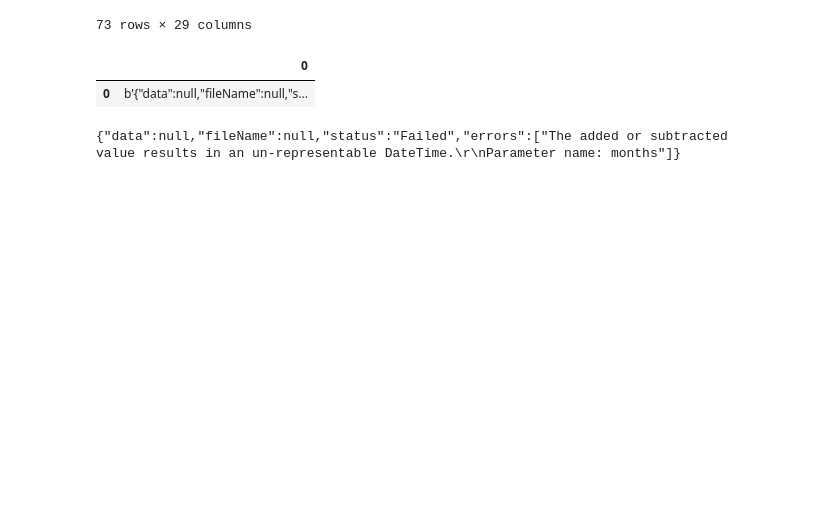
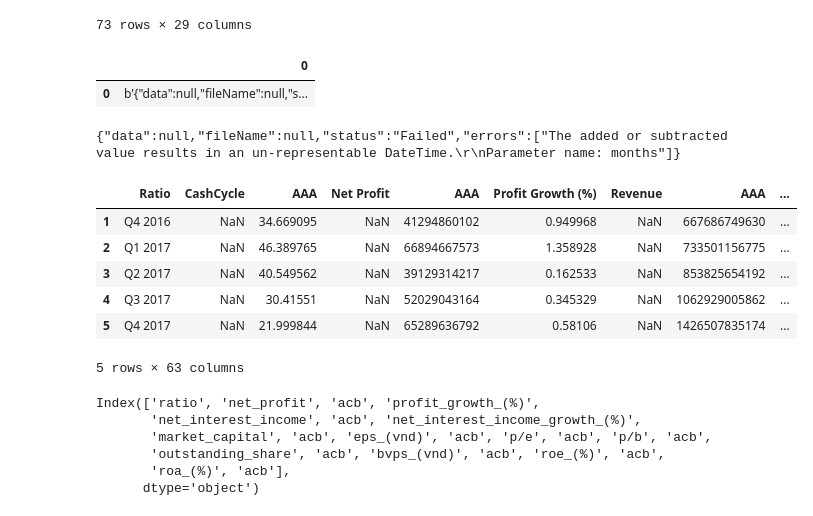
Before and after one commit to tranthanhbinh1/stock-recommendation-system, a Jupyter notebook: test2.ipynb, the cells around one changed output. Cells and saved outputs as stored; diff of their text form; code cells hidden in the pictures; blank space fills up the shorter version.

```diff
--- a/test2.ipynb
+++ b/test2.ipynb
@@ -385,3 +385,8 @@ with open("data/abc.xlsx", "wb") as f:
 print(response.text)
 # %% [output]
 {"data":null,"fileName":null,"status":"Failed","errors":["The added or subtracted value results in an un-representable DateTime.\r\nParameter name: months"]}
+# %%
+from crawler.get_ssi_fin_ratio import GetFinRatio
+
+
+df_ = GetFinRatio.get_financial_ratios("AAA")
@@ -387,0 +403,10 @@ print(response.text)
+# %%
+df_.head()
+# %% [output]
+|  | Ratio | CashCycle | AAA | Net Profit | AAA | Profit Growth (%) | Revenue | AAA | ... |
+| 1 | Q4 2016 | NaN | 34.669095 | NaN | 41294860102 | 0.949968 | NaN | 667686749630 | ... |
+| 2 | Q1 2017 | NaN | 46.389765 | NaN | 66894667573 | 1.358928 | NaN | 733501156775 | ... |
+| 3 | Q2 2017 | NaN | 40.549562 | NaN | 39129314217 | 0.162533 | NaN | 853825654192 | ... |
+| 4 | Q3 2017 | NaN | 30.41551 | NaN | 52029043164 | 0.345329 | NaN | 1062929005862 | ... |
+| 5 | Q4 2017 | NaN | 21.999844 | NaN | 65289636792 | 0.58106 | NaN | 1426507835174 | ... |
+5 rows × 63 columns
@@ -387,0 +421,9 @@ print(response.text)
+# %%
+df_.columns
+# %% [output]
+Index(['ratio', 'net_profit', 'acb', 'profit_growth_(%)',
+       'net_interest_income', 'acb', 'net_interest_income_growth_(%)',
+       'market_capital', 'acb', 'eps_(vnd)', 'acb', 'p/e', 'acb', 'p/b', 'acb',
+       'outstanding_share', 'acb', 'bvps_(vnd)', 'acb', 'roe_(%)', 'acb',
+       'roa_(%)', 'acb'],
+      dtype='object')
```
Also changed, not shown: parts of 5 cells of this notebook, 3 other files.
